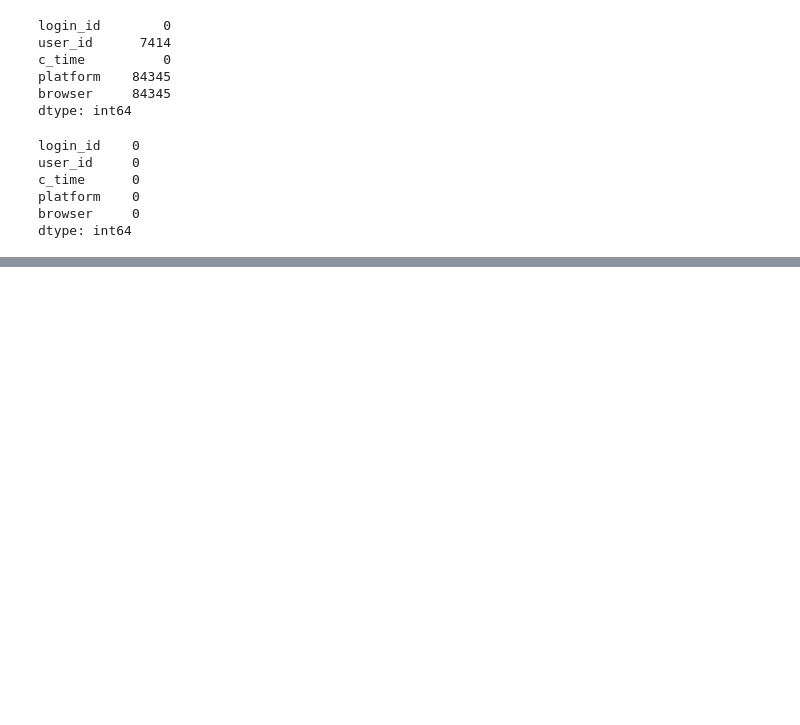
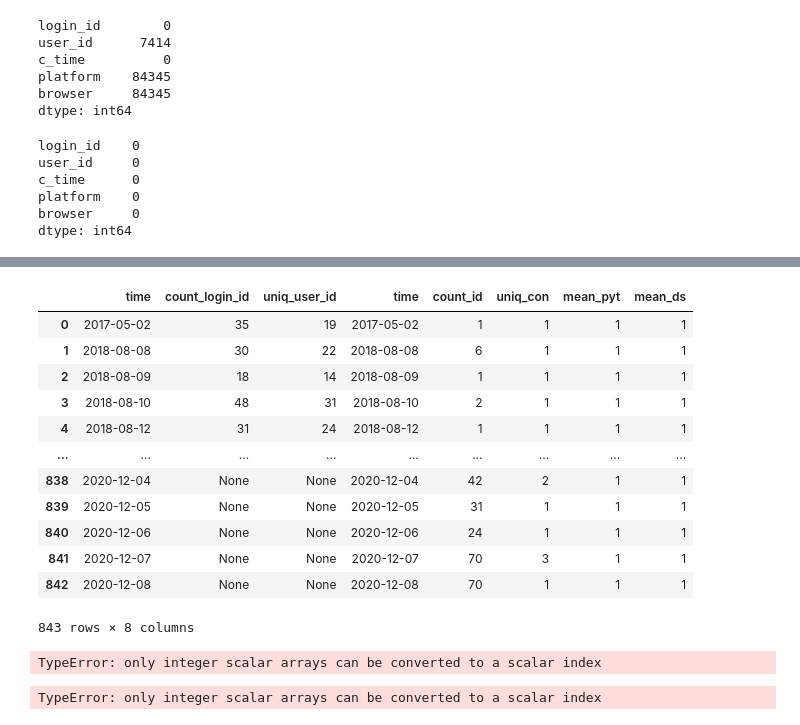
Before and after one commit to hundredeuk2/python, a Jupyter notebook: Dacon/2020DATACONCUP/SecondTry(Merge).ipynb, the cells around one changed output, grey strips where cells are left out. Saved outputs shown, nothing was run; the diff lists cells and outputs as text; code cells hidden in the pictures; blank space fills up the shorter version.

Commit message:
21/01/05 merge ver3

```diff
--- a/Dacon/2020DATACONCUP/SecondTry(Merge).ipynb
+++ b/Dacon/2020DATACONCUP/SecondTry(Merge).ipynb
@@ -107,0 +119,13 @@ dtype: int64
+# %%
+time = user_df['c_time'].unique()
+uniq_ds = user_df.groupby(user_df['c_time'])['id'].nunique()
+count_id = user_df.groupby(user_df['c_time'])['id'].count()
+count_com = user_df.groupby(user_df['c_time'])['entered_competition_cnt'].count()
+count_cod = user_df.groupby(user_df['c_time'])['code_share_cnt'].count()
+count_tak = user_df.groupby(user_df['c_time'])['talk_board_cnt'].count()
+count_con = user_df.groupby(user_df['c_time'])['country_code'].count()
+uniq_con = user_df.groupby(user_df['c_time'])['country_code'].nunique()
+count_pyt = user_df.groupby(user_df['c_time'])['python_level'].mean()
+count_ds = user_df.groupby(user_df['c_time'])['ds_level'].mean()
+df_list = [time, uniq_ds, count_id, count_com, count_cod, count_tak, count_con, uniq_con, count_pyt, count_ds]
+col_list = ['time', 'uniq_id', 'count_id', 'count_com', 'count_cod', 'count_tak', 'count_con', 'uniq_con', 'count_pyt', 'count_ds']
@@ -107,0 +161,8 @@ dtype: int64
+# %%
+df_list = [time, count_id, uniq_con, count_pyt, count_ds]
+col_list = ['time', 'count_id', 'uniq_con', 'mean_pyt', 'mean_ds']
+
+new_user_df = pd.DataFrame(data=df_list)
+new_user_df=new_user_df.T
+new_user_df.columns=[col_list]
+new_user_df.head()
@@ -232,0 +248,7 @@ dtype: int64
+# %%
+count_login_id = login_drop_df.groupby(login_drop_df['c_time'])['login_id'].count()
+uniq_login_id = login_drop_df.groupby(login_drop_df['c_time'])['login_id'].nunique()
+count_user_id = login_drop_df.groupby(login_drop_df['c_time'])['user_id'].count()
+uniq_user_id = login_drop_df.groupby(login_drop_df['c_time'])['user_id'].nunique()
+count_plat = login_drop_df.groupby(login_drop_df['c_time'])['platform'].count()
+count_brow = login_drop_df.groupby(login_drop_df['c_time'])['browser'].count()
@@ -232,0 +280,8 @@ dtype: int64
+# %%
+df_list = [time, count_login_id, uniq_user_id]
+col_list = ['time', 'count_login_id',  'uniq_user_id']
+
+new_login_df = pd.DataFrame(data=df_list)
+new_login_df = new_login_df.T
+new_login_df.columns=[col_list]
+new_login_df.head()
@@ -232,0 +295,24 @@ dtype: int64
+# %%
+pd.concat([new_login_df,new_user_df],axis=1)
+# %% [output]
+|  | time | count_login_id | uniq_user_id | time | count_id | uniq_con | mean_pyt | mean_ds |
+| 0 | 2017-05-02 | 35 | 19 | 2017-05-02 | 1 | 1 | 1 | 1 |
+| 1 | 2018-08-08 | 30 | 22 | 2018-08-08 | 6 | 1 | 1 | 1 |
+| 2 | 2018-08-09 | 18 | 14 | 2018-08-09 | 1 | 1 | 1 | 1 |
+| 3 | 2018-08-10 | 48 | 31 | 2018-08-10 | 2 | 1 | 1 | 1 |
+| 4 | 2018-08-12 | 31 | 24 | 2018-08-12 | 1 | 1 | 1 | 1 |
+| ... | ... | ... | ... | ... | ... | ... | ... | ... |
+| 838 | 2020-12-04 | None | None | 2020-12-04 | 42 | 2 | 1 | 1 |
+| 839 | 2020-12-05 | None | None | 2020-12-05 | 31 | 1 | 1 | 1 |
+| 840 | 2020-12-06 | None | None | 2020-12-06 | 24 | 1 | 1 | 1 |
+| 841 | 2020-12-07 | None | None | 2020-12-07 | 70 | 3 | 1 | 1 |
+| 842 | 2020-12-08 | None | None | 2020-12-08 | 70 | 1 | 1 | 1 |
+843 rows × 8 columns
+# %%
+pd.merge(new_user_df, new_login_df, how="outer",on="time")
+# %% [output]
+TypeError: only integer scalar arrays can be converted to a scalar index
+# %%
+df = new_login_df.merge(new_user_df,how="outer",on='time')
+# %% [output]
+TypeError: only integer scalar arrays can be converted to a scalar index
```
Also changed, not shown: parts of 21 cells of this notebook.
